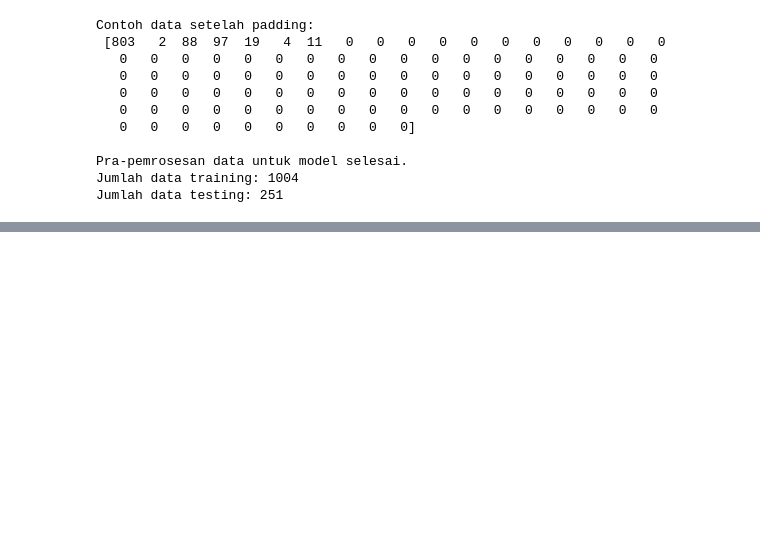
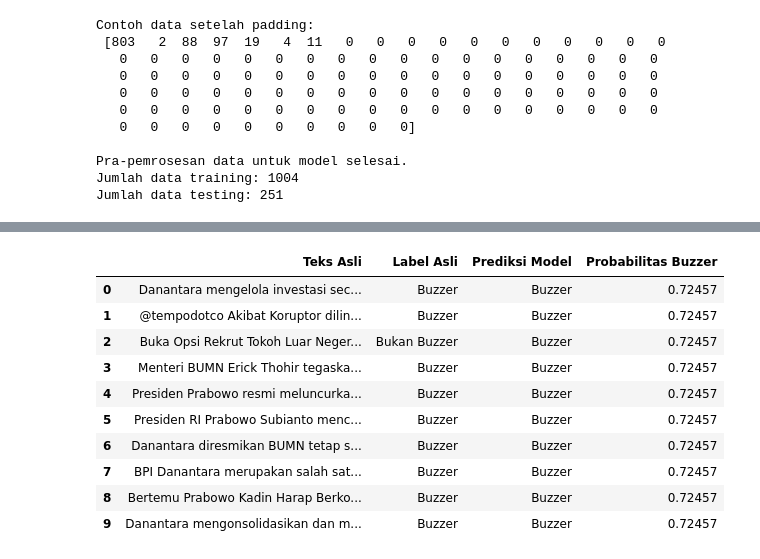
Before and after one commit to Aldevand/buzzer-detecction-lstm, a Jupyter notebook: buzzer_detection_lstm.ipynb, the cells around one changed output, grey strips where cells are left out. Saved outputs shown, nothing was run; the diff lists cells and outputs as text; code cells hidden in the pictures; blank space fills up the shorter version.

```diff
--- a/buzzer_detection_lstm.ipynb
+++ b/buzzer_detection_lstm.ipynb
@@ -263,0 +397,48 @@ Jumlah data testing: 251
+# %%
+import numpy as np
+import pandas as pd
+from tensorflow.keras.models import load_model
+
+# Pastikan Anda telah menjalankan sel-sel sebelumnya
+# Model terbaik yang sudah dilatih dan disimpan akan dimuat
+model = load_model('best_model.keras')
+
+# Pastikan Anda memiliki X_test dan y_test dari langkah sebelumnya
+# Gunakan seed yang sama untuk mendapatkan sampel acak yang identik
+np.random.seed(42)
+
+# Ambil 10 indeks acak dari data uji
+indeks_sampel = np.random.choice(X_test.shape[0], 10, replace=False)
+
+# Ambil sampel dari data uji dan label yang sesuai
+X_sampel = X_test[indeks_sampel]
+y_sampel = y_test.iloc[indeks_sampel]
+
+# Lakukan prediksi pada sampel
+predictions_sampel = model.predict(X_sampel)
+predictions_sampel_label = (predictions_sampel > 0.5).astype(int).flatten()
+
+# Ambil teks asli dari DataFrame utama menggunakan indeks asli dari sampel uji
+# Pastikan Anda memiliki DataFrame 'df' dari langkah pemuatan data
+indeks_asli_df = y_test.index[indeks_sampel]
+teks_asli_sampel = df.loc[indeks_asli_df, 'full_text'].tolist()
+
+# Buat DataFrame untuk menampilkan hasil
+hasil_prediksi_df = pd.DataFrame({
+    'Teks Asli': teks_asli_sampel,
+    'Label Asli (Buzzer=1)': y_sampel.tolist(),
+    'Prediksi Model (Buzzer=1)': predictions_sampel_label,
+    'Probabilitas Buzzer': predictions_sampel.flatten() # Tambahkan kolom probabilitas
+})
+
+# Ubah label angka menjadi string 'Buzzer'/'Bukan Buzzer' untuk tampilan yang lebih mudah dibaca
+hasil_prediksi_df['Label Asli'] = hasil_prediksi_df['Label Asli (Buzzer=1)'].apply(lambda x: 'Buzzer' if x == 1 else 'Bukan Buzzer')
+hasil_prediksi_df['Prediksi Model'] = hasil_prediksi_df['Prediksi Model (Buzzer=1)'].apply(lambda x: 'Buzzer' if x == 1 else 'Bukan Buzzer')
+
+# Tampilkan kolom-kolom yang diinginkan
+kolom_tampil = ['Teks Asli', 'Label Asli', 'Prediksi Model', 'Probabilitas Buzzer']
+
+print("--- Validasi Manual Model ---")
+# Gunakan display() untuk tampilan tabel yang lebih baik di Colab
+display(hasil_prediksi_df[kolom_tampil])
+# %% [output]
@@ -263,0 +447,11 @@ Jumlah data testing: 251
+|  | Teks Asli | Label Asli | Prediksi Model | Probabilitas Buzzer |
+| 0 | Danantara mengelola investasi sec... | Buzzer | Buzzer | 0.72457 |
+| 1 | @tempodotco Akibat Koruptor dilin... | Buzzer | Buzzer | 0.72457 |
+| 2 | Buka Opsi Rekrut Tokoh Luar Neger... | Bukan Buzzer | Buzzer | 0.72457 |
+| 3 | Menteri BUMN Erick Thohir tegaska... | Buzzer | Buzzer | 0.72457 |
+| 4 | Presiden Prabowo resmi meluncurka... | Buzzer | Buzzer | 0.72457 |
+| 5 | Presiden RI Prabowo Subianto menc... | Buzzer | Buzzer | 0.72457 |
+| 6 | Danantara diresmikan BUMN tetap s... | Buzzer | Buzzer | 0.72457 |
+| 7 | BPI Danantara merupakan salah sat... | Buzzer | Buzzer | 0.72457 |
+| 8 | Bertemu Prabowo Kadin Harap Berko... | Buzzer | Buzzer | 0.72457 |
+| 9 | Danantara mengonsolidasikan dan m... | Buzzer | Buzzer | 0.72457 |
```
Also changed, not shown: parts of 8 cells of this notebook.
